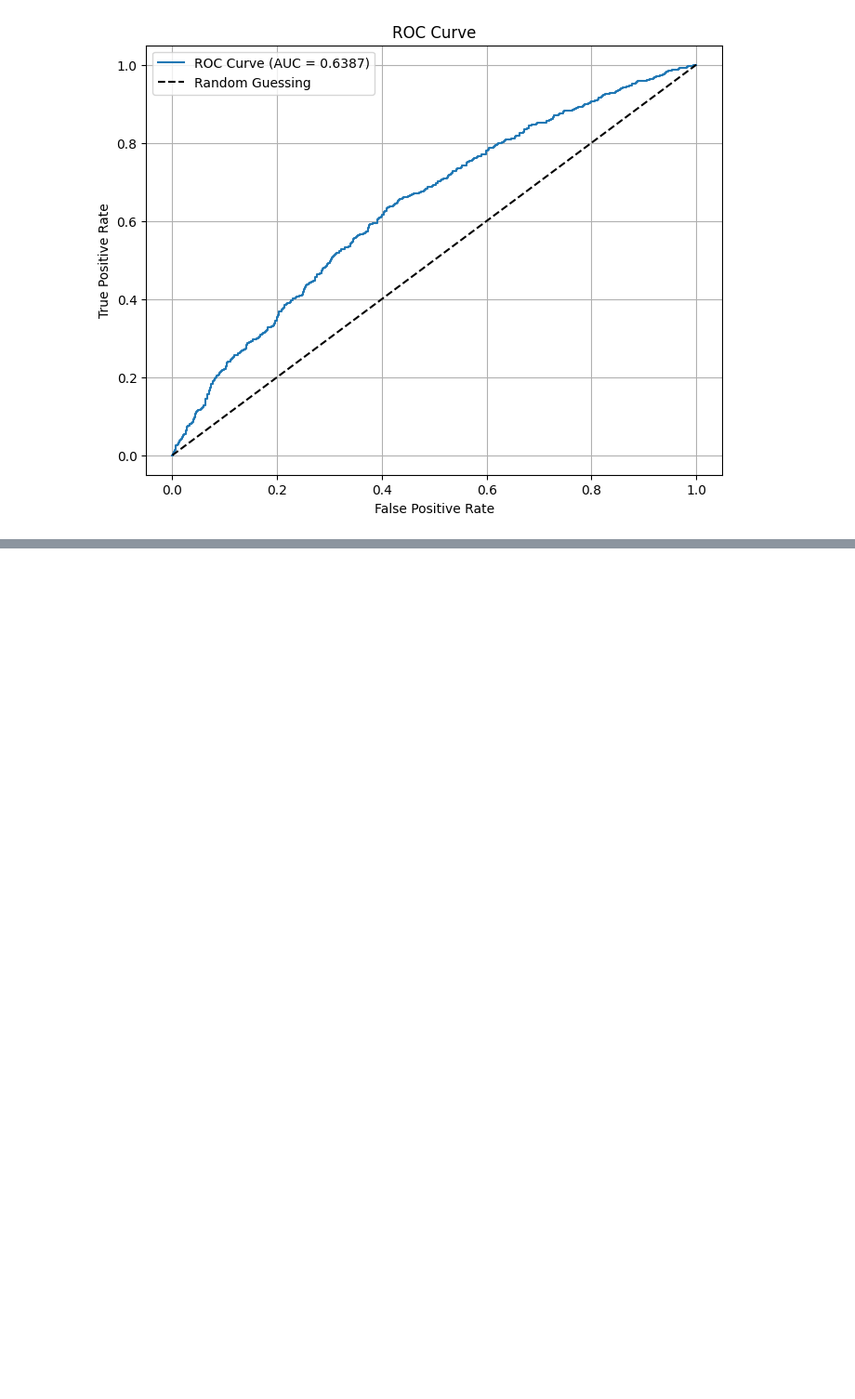
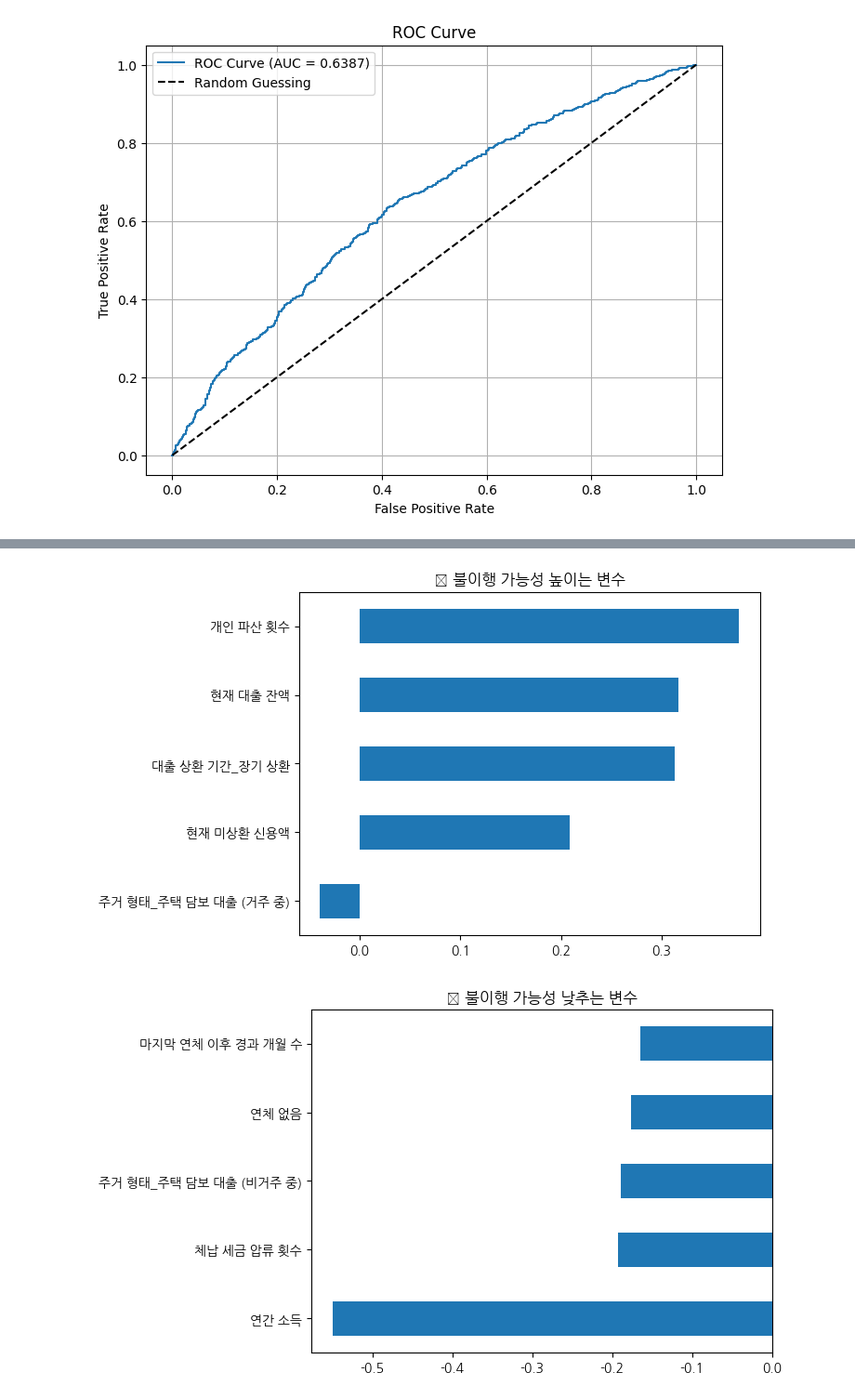
Before and after one commit to b00kkk/prediction_of_default, a Jupyter notebook: prediction_of_default.ipynb, the cells around one changed output, grey strips where cells are left out. Shown: that part at 93% size. Drawn from its saved outputs; the diff is of its cells as text; code cells hidden in the pictures; blank space fills up the shorter version.

```diff
--- a/prediction_of_default.ipynb
+++ b/prediction_of_default.ipynb
@@ -133,3 +156,25 @@ plt.show()
 # %% [output]
 ✅ Test ROC-AUC: 0.6386527882644807
 [figure]
+# %%
+import pandas as pd
+
+# 특성 이름 가져오기 (X는 원본 컬럼명 기준이어야 함)
+feature_names = X.columns
+
+# SGDClassifier 계수 가져오기
+coefficients = sgd_model.coef_[0]  # 1차원 벡터
+
+# 판다스로 정리
+feature_importance = pd.Series(coefficients, index=feature_names)
+
+# 중요도 순 정렬
+feature_importance_sorted = feature_importance.sort_values(ascending=False)
+
+# 상위 10개 출력
+print("🔼 채무 불이행 가능성을 높이는 변수 상위 10개:")
+print(feature_importance_sorted.head(5))
+
+# 하위 10개 출력
+print("\n🔽 채무 불이행 가능성을 낮추는 변수 하위 10개:")
+print(feature_importance_sorted.tail(5))
@@ -135,0 +197,17 @@ plt.show()
+# %%
+import matplotlib.pyplot as plt
+
+plt.rc('font', family='NanumGothic')
+plt.rcParams['axes.unicode_minus'] = False
+# 상위 10개 시각화
+feature_importance_sorted.head(5).plot(kind='barh', title='🔼 불이행 가능성 높이는 변수')
+plt.gca().invert_yaxis()
+plt.show()
+
+# 하위 10개 시각화
+feature_importance_sorted.tail(5).plot(kind='barh', title='🔽 불이행 가능성 낮추는 변수')
+plt.gca().invert_yaxis()
+plt.show()
+# %% [output]
+[figure, added]
+[figure, added]
```
Also changed, not shown: parts of 6 cells of this notebook.
